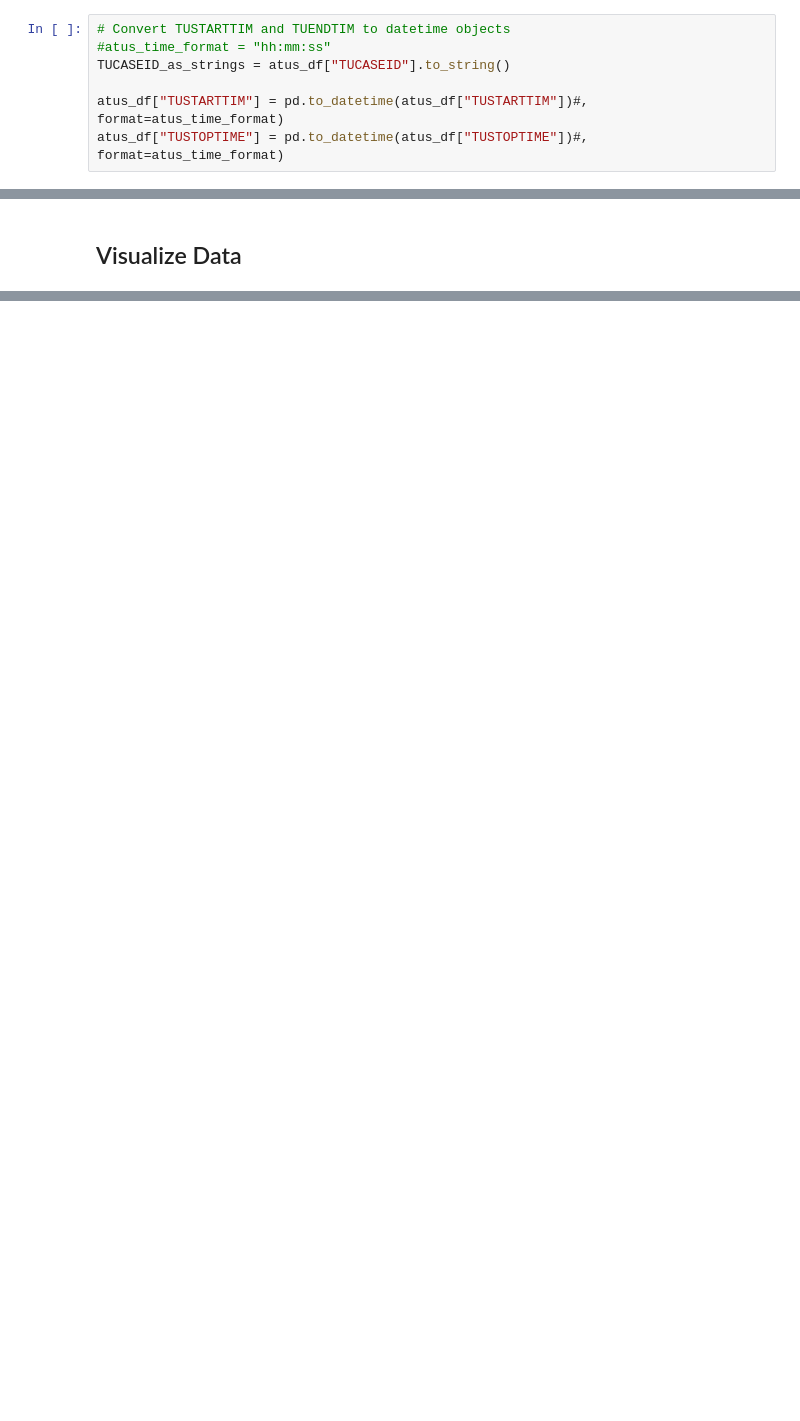
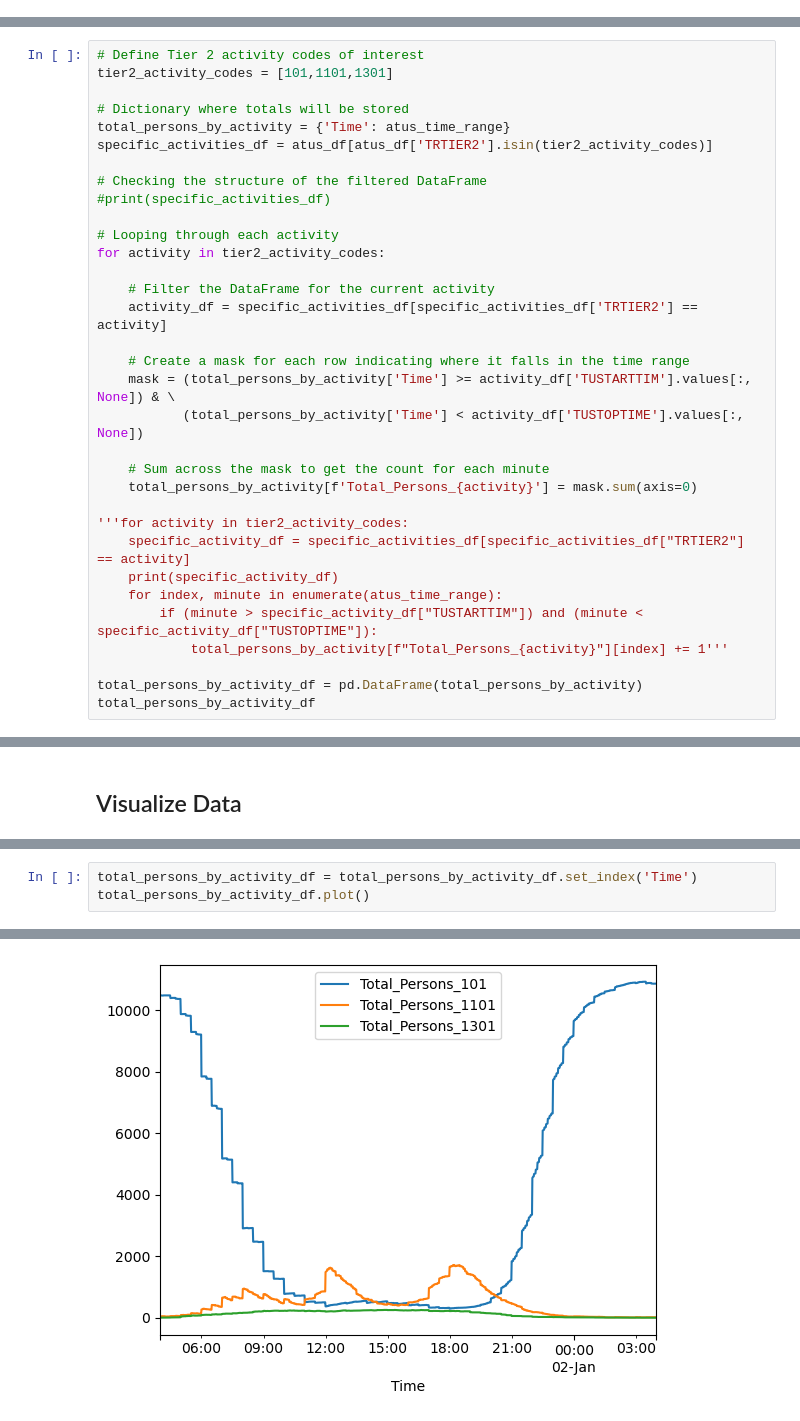
Before and after one commit to whbarndt/atus-analysis, a Jupyter notebook: atus-analysis.ipynb, the cells around one changed output, grey strips where cells are left out. Cells and saved outputs as stored; diff of their text form; blank space fills up the shorter version.

Commit message:
Initial Analysis - Total people per few activities

```diff
--- a/atus-analysis.ipynb
+++ b/atus-analysis.ipynb
@@ -42,10 +43,3 @@ atus_df
 | 215574 | 20131212132488 | 25 | 1 | 0 | 0 | 0 | -1 | 0 | -1 | ... |
 | 215575 | 20131212132488 | 26 | -1 | 0 | 0 | 0 | -1 | 0 | -1 | ... |
 215576 rows × 31 columns
-# %%
-# Convert TUSTARTTIM and TUENDTIM to datetime objects
-#atus_time_format = "hh:mm:ss"
-TUCASEID_as_strings = atus_df["TUCASEID"].to_string()
-
-atus_df["TUSTARTTIM"] = pd.to_datetime(atus_df["TUSTARTTIM"])#, format=atus_time_format)
-atus_df["TUSTOPTIME"] = pd.to_datetime(atus_df["TUSTOPTIME"])#, format=atus_time_format)
@@ -100,0 +135,33 @@ assistance yesterday?
+# %%
+# Define Tier 2 activity codes of interest
+tier2_activity_codes = [101,1101,1301]
+
+# Dictionary where totals will be stored
+total_persons_by_activity = {'Time': atus_time_range}
+specific_activities_df = atus_df[atus_df['TRTIER2'].isin(tier2_activity_codes)]
+
+# Checking the structure of the filtered DataFrame
+#print(specific_activities_df)
+
+# Looping through each activity
+for activity in tier2_activity_codes:
+
+    # Filter the DataFrame for the current activity
+    activity_df = specific_activities_df[specific_activities_df['TRTIER2'] == activity]
+
+    # Create a mask for each row indicating where it falls in the time range
+    mask = (total_persons_by_activity['Time'] >= activity_df['TUSTARTTIM'].values[:, None]) & \
+           (total_persons_by_activity['Time'] < activity_df['TUSTOPTIME'].values[:, None])
+
+    # Sum across the mask to get the count for each minute
+    total_persons_by_activity[f'Total_Persons_{activity}'] = mask.sum(axis=0)
+
+'''for activity in tier2_activity_codes:
+    specific_activity_df = specific_activities_df[specific_activities_df["TRTIER2"] == activity]
+    print(specific_activity_df)
+    for index, minute in enumerate(atus_time_range):
+        if (minute > specific_activity_df["TUSTARTTIM"]) and (minute < specific_activity_df["TUSTOPTIME"]):
+            total_persons_by_activity[f"Total_Persons_{activity}"][index] += 1'''
+
+total_persons_by_activity_df = pd.DataFrame(total_persons_by_activity)
+total_persons_by_activity_df
@@ -102,0 +186,4 @@ assistance yesterday?
+# %%
+total_persons_by_activity_df = total_persons_by_activity_df.set_index('Time')
+total_persons_by_activity_df.plot()
+# %% [output]
@@ -102,0 +191 @@ assistance yesterday?
+[figure, added]
```
Also changed, not shown: parts of 8 cells of this notebook.
